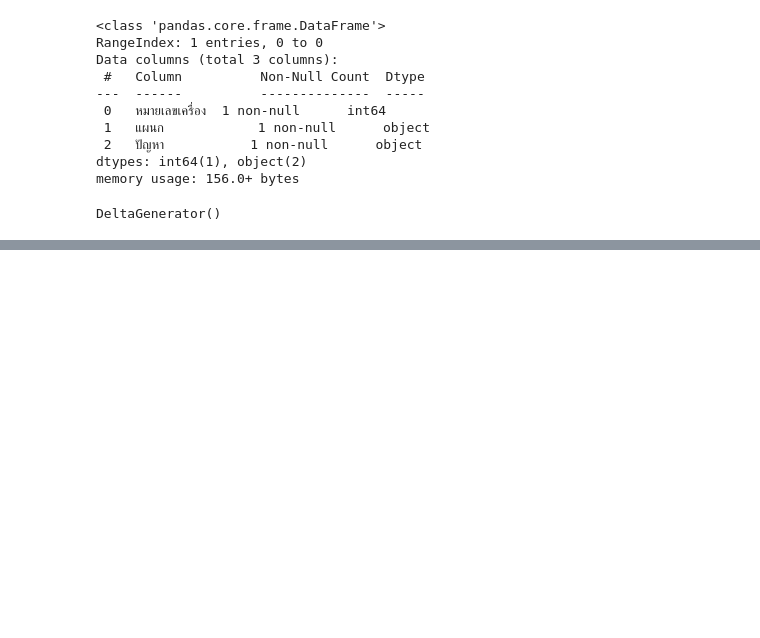
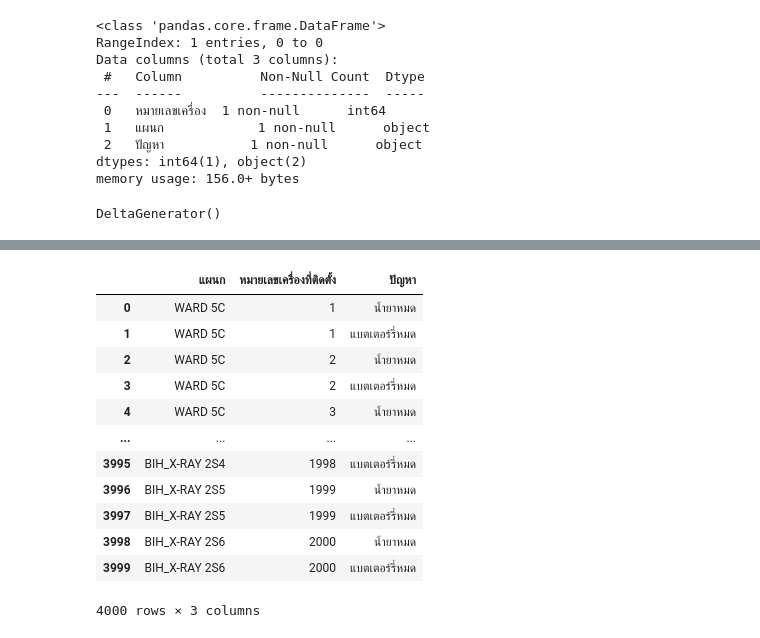
Before and after one commit to SSoraak/streamlit-start, a Jupyter notebook: test.ipynb, the cells around one changed output, grey strips where cells are left out. Cells and saved outputs as stored; diff of their text form; code cells hidden in the pictures; blank space fills up the shorter version.

```diff
--- a/test.ipynb
+++ b/test.ipynb
@@ -220,0 +260,3 @@ print(f"Predicted Time Until Maintenance Issue (statsmodels): {prediction_sm[0]:
+# %%
+df2 = pd.read_excel(data_path, sheet_name="แผนกที่ติดตั้ง Dispenser")
+df2
@@ -220,0 +293,7 @@ print(f"Predicted Time Until Maintenance Issue (statsmodels): {prediction_sm[0]:
+# %%
+
+
+
+# สร้าง DataFrame ที่ทำซ้ำข้อมูล และเพิ่มคอลัมน์ 'ปัญหา'
+df2= df2.loc[df2.index.repeat(2)].reset_index(drop=True)
+df2
@@ -220,0 +314,19 @@ print(f"Predicted Time Until Maintenance Issue (statsmodels): {prediction_sm[0]:
+# %%
+# Add a new column 'ปัญหา' with alternating values
+df2['ปัญหา'] = ['น้ำยาหมด', 'แบตเตอร์รี่หมด'] * (len(df2) // 2)
+# %%
+df2
+# %% [output]
+|  | แผนก | หมายเลขเครื่องที่ติดตั้ง | ปัญหา |
+| 0 | WARD 5C | 1 | น้ำยาหมด |
+| 1 | WARD 5C | 1 | แบตเตอร์รี่หมด |
+| 2 | WARD 5C | 2 | น้ำยาหมด |
+| 3 | WARD 5C | 2 | แบตเตอร์รี่หมด |
+| 4 | WARD 5C | 3 | น้ำยาหมด |
+| ... | ... | ... | ... |
+| 3995 | BIH_X-RAY 2S4 | 1998 | แบตเตอร์รี่หมด |
+| 3996 | BIH_X-RAY 2S5 | 1999 | น้ำยาหมด |
+| 3997 | BIH_X-RAY 2S5 | 1999 | แบตเตอร์รี่หมด |
+| 3998 | BIH_X-RAY 2S6 | 2000 | น้ำยาหมด |
+| 3999 | BIH_X-RAY 2S6 | 2000 | แบตเตอร์รี่หมด |
+4000 rows × 3 columns
```
Also changed, not shown: parts of 10 cells of this notebook, 1 other file.
